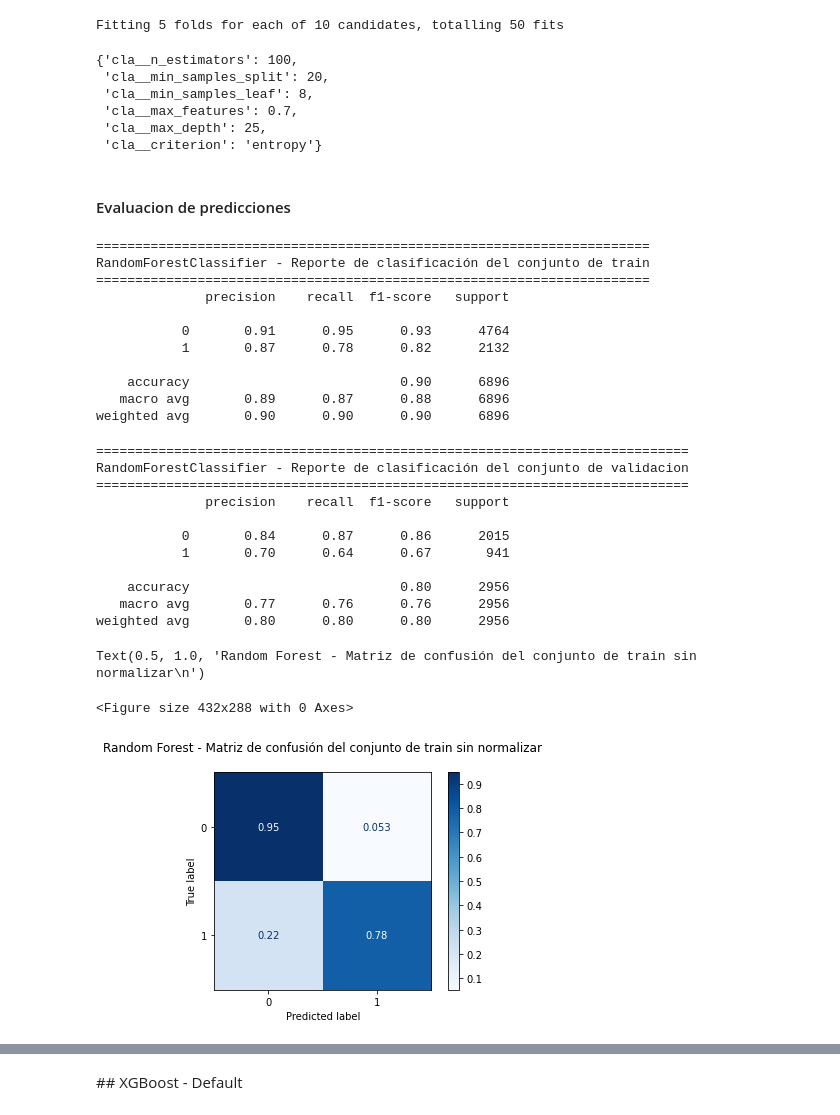
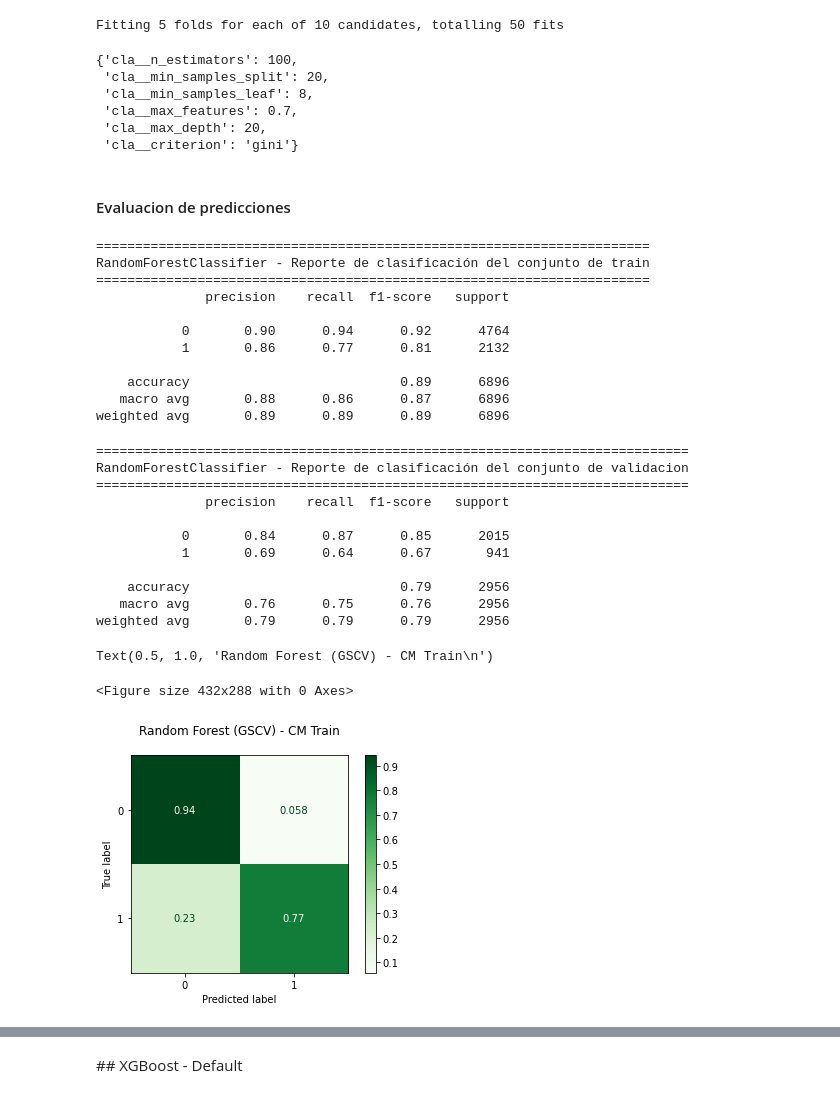
Before and after one commit to JIBarrionuevoGaltier/DiploDatos_2021_Mentoria_Grupo_2, a Jupyter notebook: notebooks_tp4/trabajo_practico_4_grupo2.ipynb, the cells around one changed output, grey strips where cells are left out. Cells and saved outputs as stored; diff of their text form; code cells hidden in the pictures.

```diff
--- a/notebooks_tp4/trabajo_practico_4_grupo2.ipynb
+++ b/notebooks_tp4/trabajo_practico_4_grupo2.ipynb
@@ -299,6 +299,8 @@ df_mes = df_mes_imp.copy()
 # %%
 ordinal_ft = 'dni_titular_movimiento'
 target = 'monto_ajustado'
+# %%
+df_mes['o_mes'] = df_mes.anio_mes_cupon.astype('category').cat.codes
 # %% [markdown]
 # Modelos de Regresión - Predicción de consumo
 # %%
@@ -1672,8 +1658,8 @@ model.best_params_
  'cla__min_samples_split': 20,
  'cla__min_samples_leaf': 8,
  'cla__max_features': 0.7,
- 'cla__max_depth': 25,
- 'cla__criterion': 'entropy'}
+ 'cla__max_depth': 20,
+ 'cla__criterion': 'gini'}
 # %%
 # Predict
 y_train_pred = model.predict(X_train)
@@ -1693,12 +1679,12 @@ RandomForestClassifier - Reporte de clasificación del conjunto de train
 =======================================================================
               precision    recall  f1-score   support
 
-           0       0.91      0.95      0.93      4764
-           1       0.87      0.78      0.82      2132
+           0       0.90      0.94      0.92      4764
+           1       0.86      0.77      0.81      2132
 
-    accuracy                           0.90      6896
-   macro avg       0.89      0.87      0.88      6896
-weighted avg       0.90      0.90      0.90      6896
+    accuracy                           0.89      6896
+   macro avg       0.88      0.86      0.87      6896
+weighted avg       0.89      0.89      0.89      6896
 # %%
 # Evaluate val
 text = "RandomForestClassifier - Reporte de clasificación del conjunto de validacion"
@@ -1712,21 +1698,21 @@ RandomForestClassifier - Reporte de clasificación del conjunto de validacion
 ============================================================================
               precision    recall  f1-score   support
 
-           0       0.84      0.87      0.86      2015
-           1       0.70      0.64      0.67       941
+           0       0.84      0.87      0.85      2015
+           1       0.69      0.64      0.67       941
 
-    accuracy                           0.80      2956
-   macro avg       0.77      0.76      0.76      2956
-weighted avg       0.80      0.80      0.80      2956
+    accuracy                           0.79      2956
+   macro avg       0.76      0.75      0.76      2956
+weighted avg       0.79      0.79      0.79      2956
 # %%
 plt.figure()
 plot_confusion_matrix(estimator= model, X=X_train, y_true=y_train,
-                      normalize='true', cmap='Blues').ax_ \
-                      .set_title('Random Forest - Matriz de confusión del conjunto de train sin normalizar\n')
+                      normalize='true', cmap='Greens').ax_ \
+                      .set_title('Random Forest (GSCV) - CM Train\n')
 # %% [output]
-Text(0.5, 1.0, 'Random Forest - Matriz de confusión del conjunto de train sin normalizar\n')
+Text(0.5, 1.0, 'Random Forest (GSCV) - CM Train\n')
 <Figure size 432x288 with 0 Axes>
-[figure, old version]
+[figure, new version]
 # %%
 plt.figure()
 plot_confusion_matrix(estimator= model, X=X_val, y_true=y_val,
```
Also changed, not shown: parts of 31 cells of this notebook.
